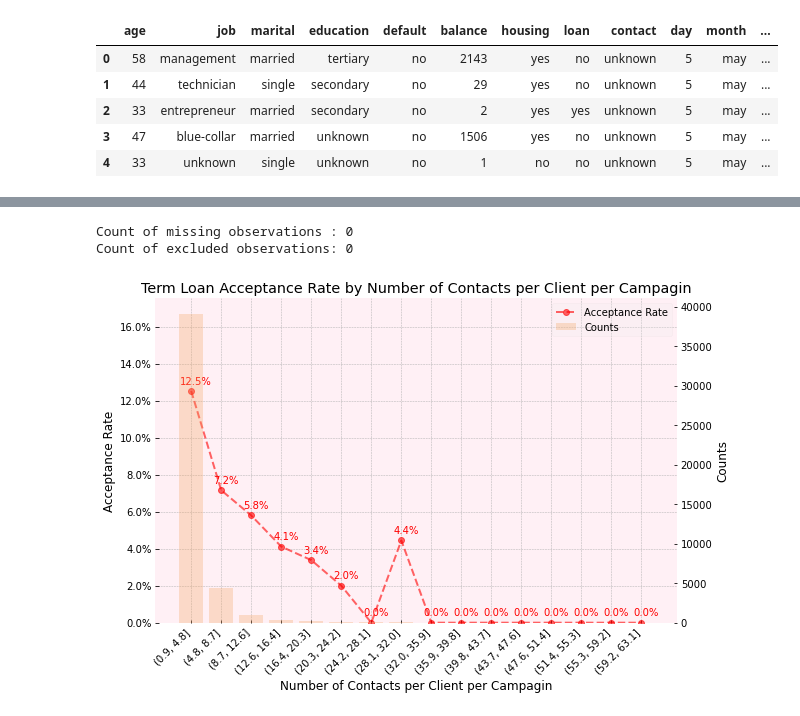
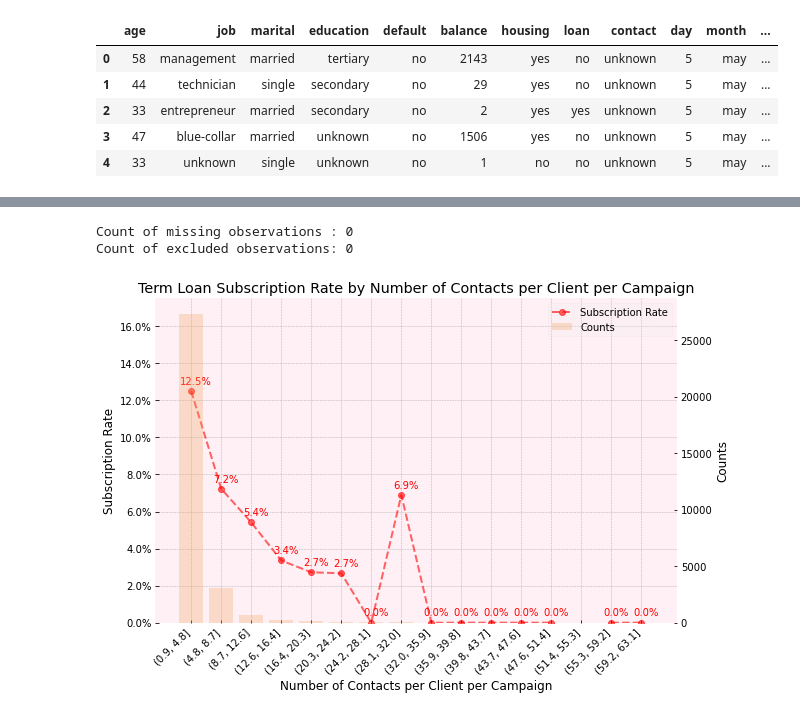
Before and after one commit to wessela42/Springboard_Documents, a Jupyter notebook: PBP_dataWrangle_EDA.ipynb, the cells around one changed output, grey strips where cells are left out. Drawn from its saved outputs; the diff is of its cells as text; code cells hidden in the pictures.

```diff
--- a/PBP_dataWrangle_EDA.ipynb
+++ b/PBP_dataWrangle_EDA.ipynb
@@ -175,5 +254,5 @@ dtype: int64
 # %%
-data = raw_df.drop(columns=['pdays', 'y'])
+data = df_train.drop(columns=['pdays', 'y'])
 data.head()
 # %% [output]
 |  | age | job | marital | education | default | balance | housing | loan | contact | day | month | ... |
@@ -184,0 +476,24 @@ data.head()
+# %%
+previous_cat = []
+pre_col = data.previous
+for i in pre_col:
+    if i < 0.5:
+        previous_cat.append('0')
+    elif i < 1.5:
+        previous_cat.append('1')
+    elif i < 2.5:
+        previous_cat.append('2')
+    elif i < 3.5:
+        previous_cat.append('3')
+    elif i < 4.5:
+        previous_cat.append('4')
+    else:
+        previous_cat.append('> 4')
+
+data_pre = data
+data_pre['prev_cat'] = previous_cat
+data_pre.head()
+
+data_pre['prev_cat'] = pd.Categorical(data['prev_cat'],
+                                   categories=['0', '1', '2', '3', '4', '>4'],
+                                   ordered=True)
@@ -258,8 +595,8 @@ def plot_default_cat_feat(df, var, var_desc, sort_by = None):
             ax.annotate(label,(x_value, y_value), xytext=(0, 5), textcoords="offset points",
                         fontsize=fontsize,color = 'red',ha='center', va='bottom')
 
-        ax.set_title('Term Loan Acceptance Rate by '+var_desc)
-        ax.set_ylabel('Acceptance Rate')
+        ax.set_title('Term Loan Subscription Rate by '+var_desc)
+        ax.set_ylabel('Subscription Rate')
         ax.set_xlabel(var_desc)
         ax.set_facecolor('lavenderblush') #background color
 
@@ -277,7 +614,7 @@ def plot_default_cat_feat(df, var, var_desc, sort_by = None):
         # Add legends for both y axes
         # source: https://stackoverflow.com/questions/5484922/secondary-axis-with-twinx-how-to-add-to-legend
         # https://mpltest2.readthedocs.io/en/stable/gallery/recipes/transparent_legends.html
-        fig.legend(labels=('Acceptance Rate','Counts'),loc='upper right',bbox_to_anchor=(1,1),
+        fig.legend(labels=('Subscription Rate','Counts'),loc='upper right',bbox_to_anchor=(1,1),
                    bbox_transform=ax.transAxes,fancybox=True, framealpha=0.2)
         sns.despine(left=True,bottom=True,)
         plt.tight_layout()
@@ -327,8 +664,8 @@ def plot_default_cont_feat(df, var, var_desc, n = 10, pct_range = (0.0,1.0), dec
 
         plt.xticks(rotation=45, ha='right')
         ax.plot(df_grouped.index.astype('str'), df_grouped.y_bool_mean, 'o--', color= 'red',alpha=0.6)
-        ax.set_title('Term Loan Acceptance Rate by '+var_desc)
-        ax.set_ylabel('Acceptance Rate')
+        ax.set_title('Term Loan Subscription Rate by '+var_desc)
+        ax.set_ylabel('Subscription Rate')
         ax.set_xlabel(var_desc)
         ax.set_facecolor('lavenderblush') #background color
 
@@ -351,7 +688,7 @@ def plot_default_cont_feat(df, var, var_desc, n = 10, pct_range = (0.0,1.0), dec
         # Add legends for both y axes
         # source: https://stackoverflow.com/questions/5484922/secondary-axis-with-twinx-how-to-add-to-legend
         # https://mpltest2.readthedocs.io/en/stable/gallery/recipes/transparent_legends.html
-        fig.legend(labels=('Acceptance Rate','Counts'),loc='upper right',bbox_to_anchor=(1,1),
+        fig.legend(labels=('Subscription Rate','Counts'),loc='upper right',bbox_to_anchor=(1,1),
                    bbox_transform=ax.transAxes,fancybox=True, framealpha=0.2)
         sns.despine(left=True,bottom=True,)
         plt.tight_layout()
@@ -369,6 +706,5 @@ def sturge(N):
     """
     K = 1 + 3.322* math.log(N, 10)
     return int(round(K,0))
+
+bins = sturge(len(data))
-# %%
-bins = sturge(len(raw_df))
-bins
@@ -441,6 +795,6 @@ Count of excluded observations: 0
 # %%
-plot_default_cont_feat(data, 'campaign', "Number of Contacts per Client per Campagin", n = bins, pct_range = (0.0,1.0), decimals = 1)
+plot_default_cont_feat(data, 'campaign', "Number of Contacts per Client per Campaign", n = bins, pct_range = (0.0,1.0), decimals = 1)
 # %% [output]
 Count of missing observations : 0
 Count of excluded observations: 0
-[figure, old version]
+[figure, new version]
```
Also changed, not shown: parts of 95 cells of this notebook.
